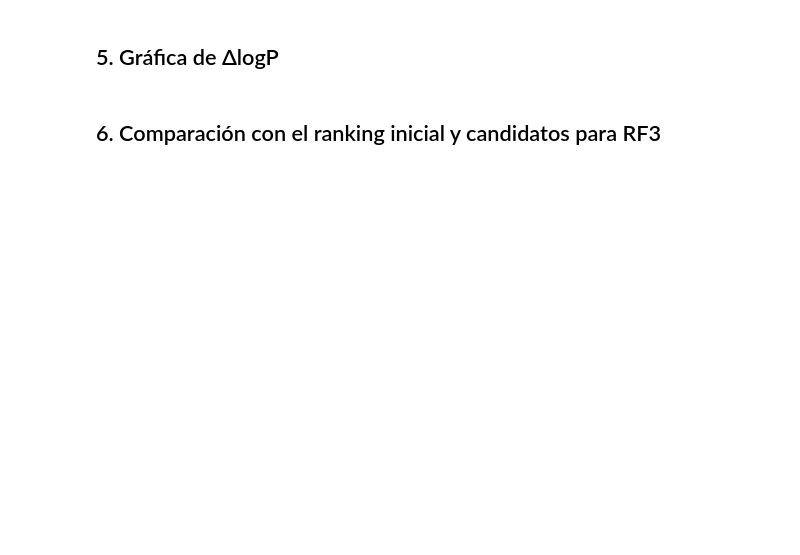
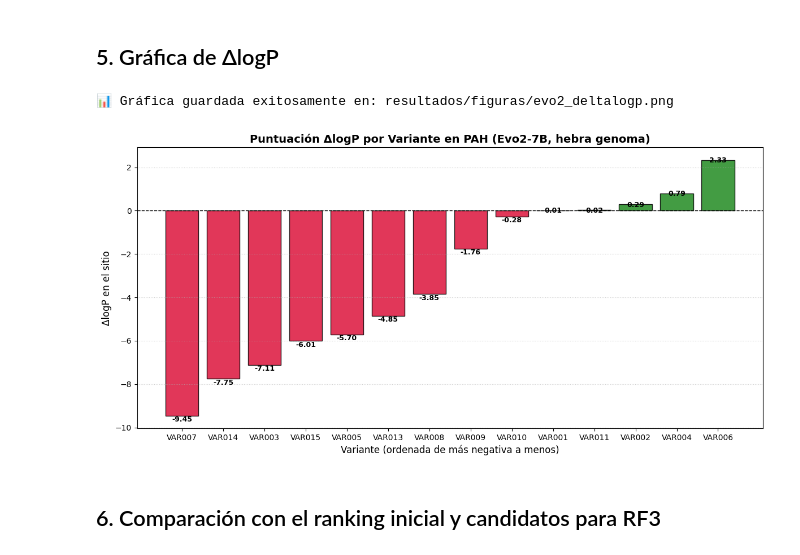
Before and after one commit to XomiDessu/Caso_1_PHA_Humano, a Jupyter notebook: notebooks/04_evo2.ipynb, the cells around one changed output. Drawn from its saved outputs; the diff is of its cells as text; code cells hidden in the pictures; blank space fills up the shorter version.

```diff
--- a/notebooks/04_evo2.ipynb
+++ b/notebooks/04_evo2.ipynb
@@ -27,4 +314,54 @@ NVIDIA_API_KEY = os.getenv("NVCF_RUN_KEY") or getpass("Pega tu NVIDIA API key: "
 # %% [markdown]
 ## 5. Gráfica de ΔlogP
+# %%
+import os
+from pathlib import Path
+import matplotlib.pyplot as plt
+import pandas as pd
+import numpy as np
+
+# Si no hay API key o si ya existe el TSV, cargamos directamente el archivo generado
+ruta_tsv = Path('resultados/evo2_deltalogp.tsv')
+if ruta_tsv.exists():
+    df_evo2 = pd.read_csv(ruta_tsv, sep='\t')
+else:
+    raise FileNotFoundError(f"No se encontró {ruta_tsv}. Corre la celda anterior para generarlo.")
+
+# Filtrar variantes con datos numéricos (excluir deleciones como VAR012 para el gráfico de sitio)
+df_plot = df_evo2.dropna(subset=['delta_sitio_genoma']).copy()
+
+# Ordenar de más negativo a menos (según el Plan de Trabajo, Fase 2, Paso 5)
+df_plot = df_plot.sort_values(by='delta_sitio_genoma', ascending=True)
+
+# Crear carpeta de figuras si no existe
+os.makedirs('resultados/figuras', exist_ok=True)
+ruta_figura = Path('resultados/figuras/evo2_deltalogp.png')
+
+# Graficar barras
+plt.figure(figsize=(12, 6))
+colores = ['crimson' if val < 0 else 'forestgreen' for val in df_plot['delta_sitio_genoma']]
+bars = plt.bar(df_plot['ID'], df_plot['delta_sitio_genoma'], color=colores, edgecolor='black', alpha=0.85)
+
+plt.axhline(0, color='black', linestyle='--', linewidth=1)
+plt.title("Puntuación ΔlogP por Variante en PAH (Evo2-7B, hebra genoma)", fontsize=14, fontweight='bold')
+plt.xlabel("Variante (ordenada de más negativa a menos)", fontsize=12)
+plt.ylabel("ΔlogP en el sitio", fontsize=12)
+plt.grid(axis='y', linestyle=':', alpha=0.6)
+
+# Anotar valores sobre las barras
+for bar in bars:
+    yval = bar.get_height()
+    va = 'bottom' if yval < 0 else 'top'
+    offset = -0.35 if yval < 0 else 0.15
+    plt.text(bar.get_x() + bar.get_width() / 2.0, yval + offset, f"{yval:.2f}",
+             ha='center', va=va, fontsize=9, fontweight='bold')
+
+plt.tight_layout()
+plt.savefig(ruta_figura, dpi=300)
+print(f"📊 Gráfica guardada exitosamente en: {ruta_figura}")
+plt.show()
+# %% [output]
+📊 Gráfica guardada exitosamente en: resultados/figuras/evo2_deltalogp.png
+[figure, added]
 # %% [markdown]
 ## 6. Comparación con el ranking inicial y candidatos para RF3
```
Also changed, not shown: parts of 9 cells of this notebook.
